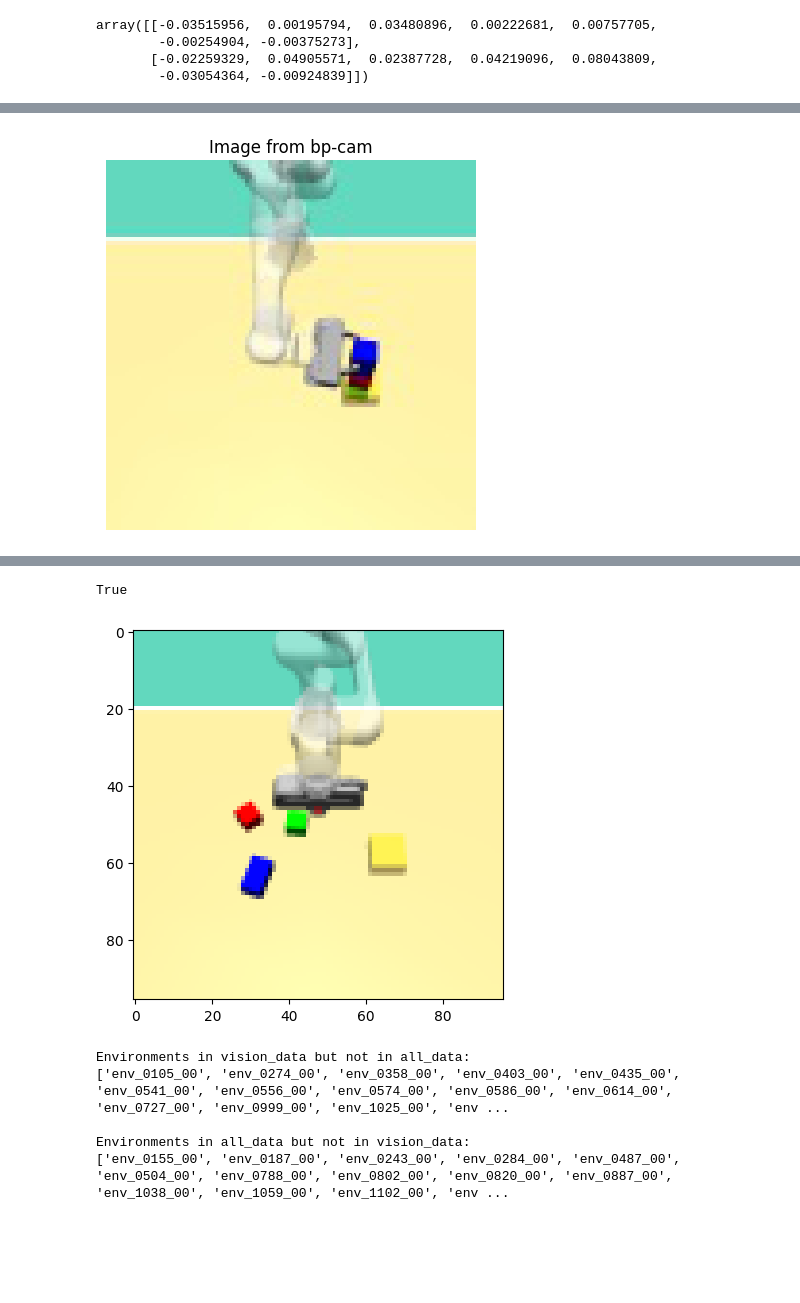
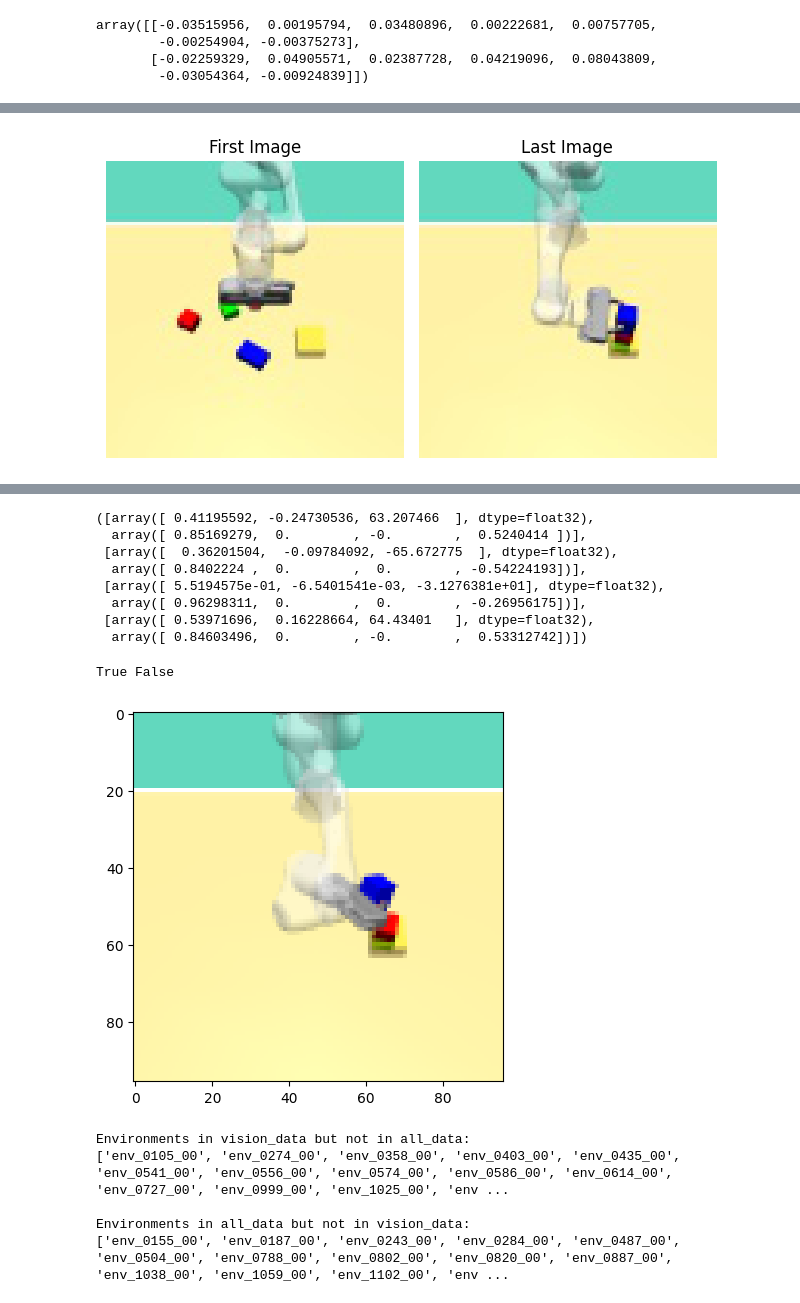
Before and after one commit to krishpop/lerobot, a Jupyter notebook: d3il.ipynb, the cells around one changed output, grey strips where cells are left out. Drawn from its saved outputs; the diff is of its cells as text; code cells hidden in the pictures; blank space fills up the shorter version.

Commit message:
fix notebook delta episode rollout, small config fixes

```diff
--- a/d3il.ipynb
+++ b/d3il.ipynb
@@ -165,18 +150,33 @@ Final IK error (0 iterations):  8.7999017010123e-06
 # %%
 import matplotlib.pyplot as plt
 from PIL import Image
 
-# Load and display the image
-image_path = "/home/ksrini/Temporary_D3IL/environments/dataset/data/stacking/vision_data/images/bp-cam/env_0000_00/673.jpg"
-image = Image.open(image_path)
+from pathlib import Path
 
-# plt.figure(figsize=(10, 10))
-plt.imshow(image)
+# Get the first and last image paths
+image_dir = Path("/home/ksrini/Temporary_D3IL/environments/dataset/data/stacking/vision_data/images/bp-cam/env_0000_00/")
+image_files = sorted(image_dir.glob("*.jpg"), key=lambda x: int(x.stem))
+first_image_path = image_files[0]
+last_image_path = image_files[-1]
+
+# Load and display the first image
+first_image = Image.open(first_image_path)
+plt.subplot(1, 2, 1)
+plt.imshow(first_image)
 plt.axis('off')
-plt.title("Image from bp-cam")
+plt.title("First Image")
+
+# Load and display the last image
+last_image = Image.open(last_image_path)
+plt.subplot(1, 2, 2)
+plt.imshow(last_image)
+plt.axis('off')
+plt.title("Last Image")
+
+plt.tight_layout()
 plt.show()
 # %% [output]
-[figure, old version]
+[figure, new version]
 # %%
 import cv2
 from IPython.display import Video, display
@@ -203,12 +203,40 @@ cap.release()
 # %% [output]
 [interactive output not drawn]
 [figure]
+# %%
+data['context']
+# %% [output]
+([array([ 0.41195592, -0.24730536, 63.207466  ], dtype=float32),
+  array([ 0.85169279,  0.        , -0.        ,  0.5240414 ])],
+ [array([  0.36201504,  -0.09784092, -65.672775  ], dtype=float32),
+  array([ 0.8402224 ,  0.        ,  0.        , -0.54224193])],
+ [array([ 5.5194575e-01, -6.5401541e-03, -3.1276381e+01], dtype=float32),
+  array([ 0.96298311,  0.        ,  0.        , -0.26956175])],
+ [array([ 0.53971696,  0.16228664, 64.43401   ], dtype=float32),
+  array([ 0.84603496,  0.        , -0.        ,  0.53312742])])
 # %%
+import matplotlib.pyplot as plt
+import gymnasium as gym
+
+import sys
+if "/home/ksrini/Temporary_D3IL/" not in sys.path:
+    sys.path.append("/home/ksrini/Temporary_D3IL/")
+import pickle
+import gym_stacking
+import numpy as np
+
+
+with open("/home/ksrini/Temporary_D3IL/environments/dataset/data/stacking/vision_data/state/env_0000_00.pkl", "rb") as f:
+    data = pickle.load(f)
+
+if "env" not in locals():
+    env = gym.make("gym_stacking:gym_stacking/stacking-v0", render=False, action_type="delta")
+env.action_type = "delta"
 obs, _ = env.reset(random=False, context=data['context'])
 
-assert env.action_type == "absolute"
-# actions = np.concatenate([data['robot']["des_j_vel"], data['robot']["gripper_width"][:, None]], axis=-1)
-actions = np.concatenate([data['robot']["des_j_pos"], data['robot']["gripper_width"][:, None]], axis=-1)
+# actions = np.concatenate([data['robot']["des_j_vel"], data['robot']["gripper_wid][:-1], data['robot']["gripper_width"][:, None][1:]], axis=-1)
+actions = np.concatenate([data['robot']["des_j_pos"] - data['robot']["j_pos"], data['robot']["gripper_width"][:, None]], axis=-1)
+# actions = np.concatenate([data['robot']["j_pos"], data['robot']["gripper_width"][:, None]], axis=-1)
 
 pred_action, _, _ = env.robot_state()
 pred_action = pred_action.astype(np.float32)
@@ -218,7 +246,6 @@ i = 0
 
 while not done and i < len(actions):
     obs = np.concatenate((pred_action, obs))
-
     pred_action = actions[i]  # Use the pre-defined actions
     # pred_action[:7] = pred_action[:7] + obs[:7]
 
@@ -229,13 +256,13 @@ while not done and i < len(actions):
     if done:
         break
 
-print(done)
+print(terminated, truncated)
 
 plt.imshow(env.render())
 plt.show()
 # %% [output]
-True
+True False
-[figure, old version]
+[figure, new version]
 # %%
 from pathlib import Path
 # %%
```
Also changed, not shown: parts of 5 cells of this notebook, 2 other files.
